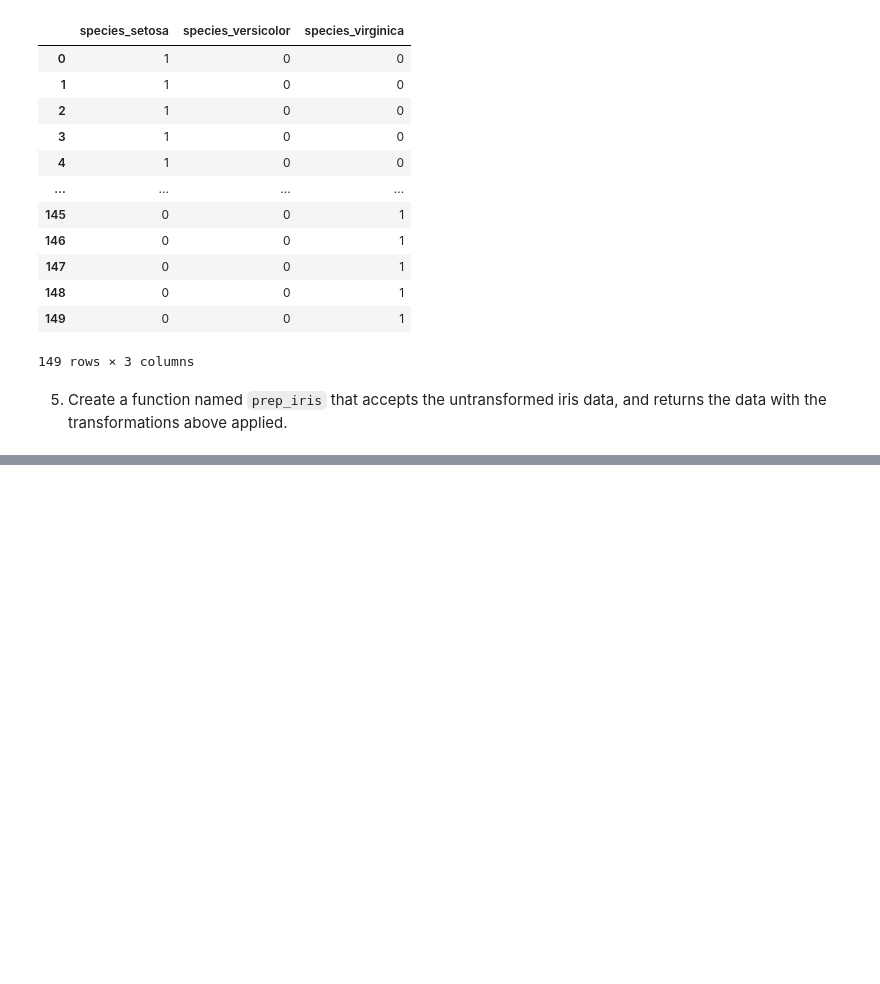
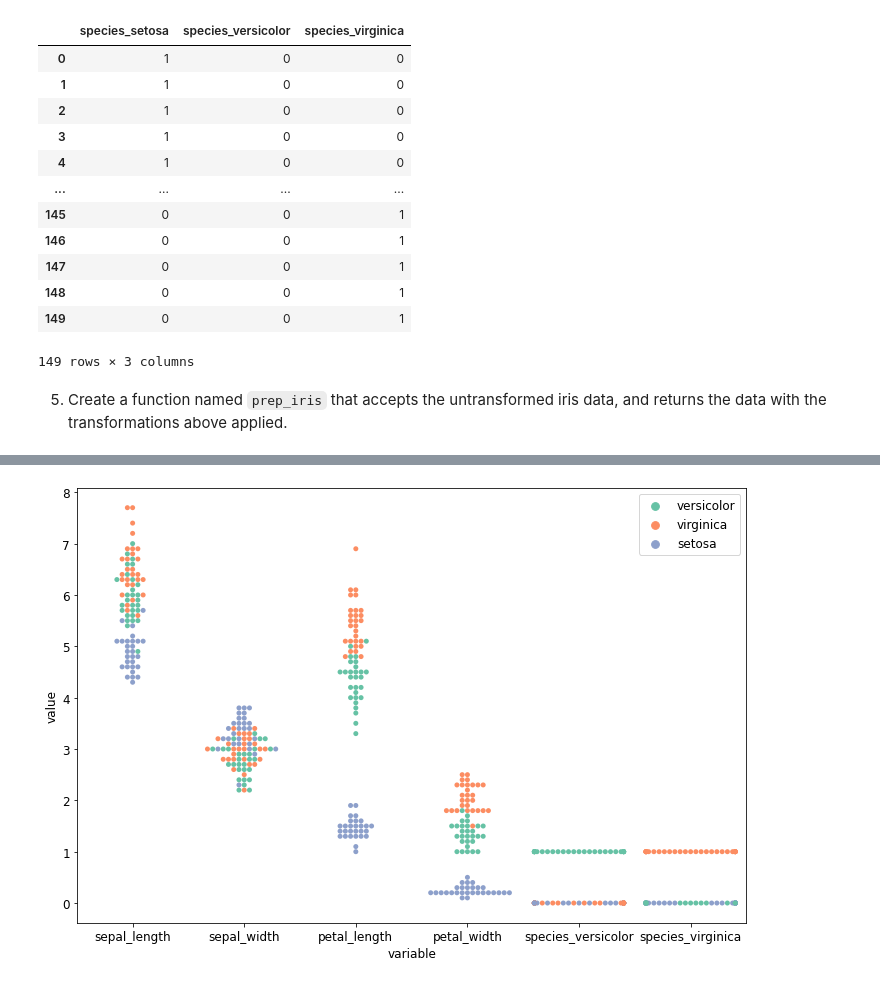
Before and after one commit to barbmarques/classification-exercises, a Jupyter notebook: classification_exercises.ipynb, the cells around one changed output, grey strips where cells are left out. Drawn from its saved outputs; the diff is of its cells as text; code cells hidden in the pictures; blank space fills up the shorter version.

```diff
--- a/classification_exercises.ipynb
+++ b/classification_exercises.ipynb
@@ -397,0 +405,8 @@ NameError: name 'test' is not defined
+# %%
+#default plot parameters
+
+plt.rc('font', size = 12)
+plt.rc('figure', figsize = (12,8))
+# %%
+df = get_iris_data()
+df.head()
@@ -397,0 +423,2 @@ NameError: name 'test' is not defined
+# %%
+train, validate, test = prep_iris(df)
@@ -397,0 +427,3 @@ NameError: name 'test' is not defined
+# %%
+melt = train.melt(id_vars=['species'])
+melt.head()
@@ -397,0 +437,6 @@ NameError: name 'test' is not defined
+# %%
+sns.swarmplot(x="variable", y="value", data=melt, hue="species", palette="Set2")
+plt.legend()
+plt.show()
+# %% [output]
+[figure, added]
```
Also changed, not shown: parts of 25 cells of this notebook.
